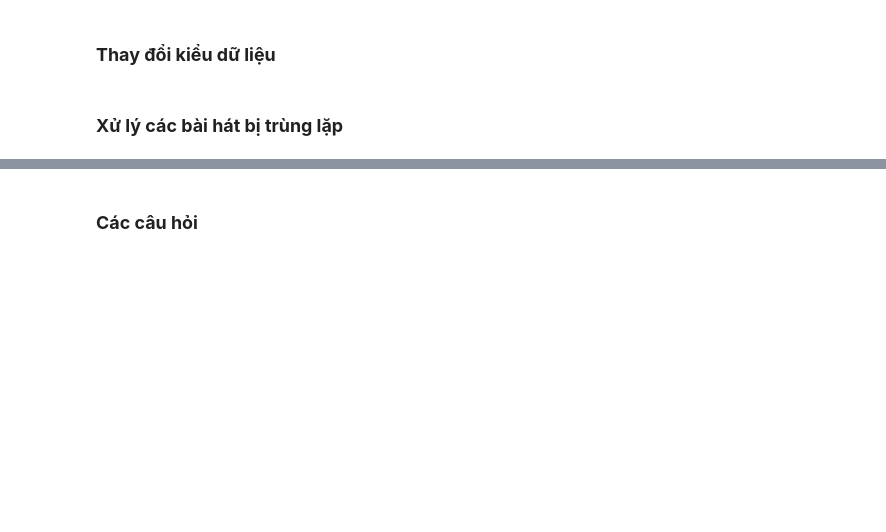
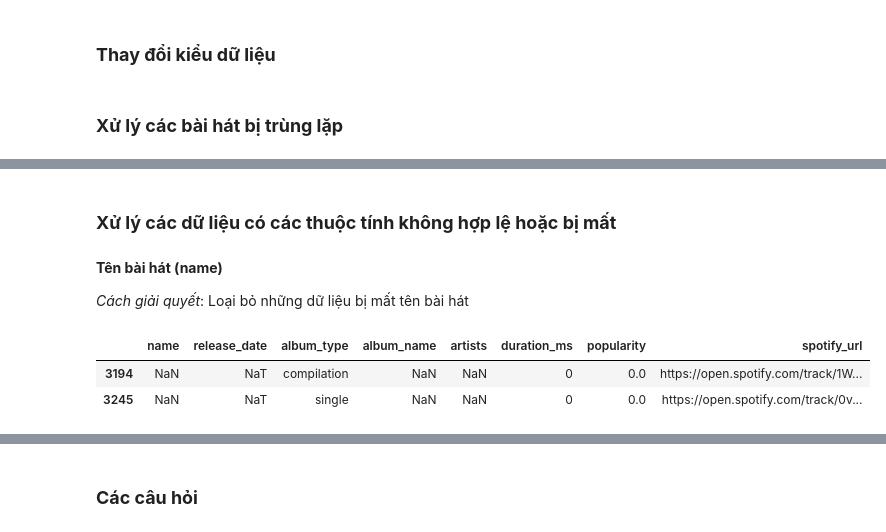
Before and after one commit to 0Nguyen0Cong0Tuan0/Data-Visualization, a Jupyter notebook: Lab1/main.ipynb, the cells around one changed output, grey strips where cells are left out. Drawn from its saved outputs; the diff is of its cells as text; code cells hidden in the pictures; blank space fills up the shorter version.

```diff
--- a/Lab1/main.ipynb
+++ b/Lab1/main.ipynb
@@ -281,0 +304,14 @@ tracks[tracks['name'] == "Nàng Thơ"]
+# %% [markdown]
+### **Xử lý các dữ liệu có các thuộc tính không hợp lệ hoặc bị mất**
+# %% [markdown]
+**Tên bài hát (name)**
+
+*Cách giải quyết*: Loại bỏ những dữ liệu bị mất tên bài hát
+# %%
+missing_name= tracks[tracks[['name']].isnull().any(axis=1)]
+
+missing_name
+# %% [output]
+|  | name | release_date | album_type | album_name | artists | duration_ms | popularity | spotify_url |
+| 3194 | NaN | NaT | compilation | NaN | NaN | 0 | 0.0 | https://open.spotify.com/track/1W... |
+| 3245 | NaN | NaT | single | NaN | NaN | 0 | 0.0 | https://open.spotify.com/track/0v... |
```
Also changed, not shown: parts of 14 cells of this notebook.
